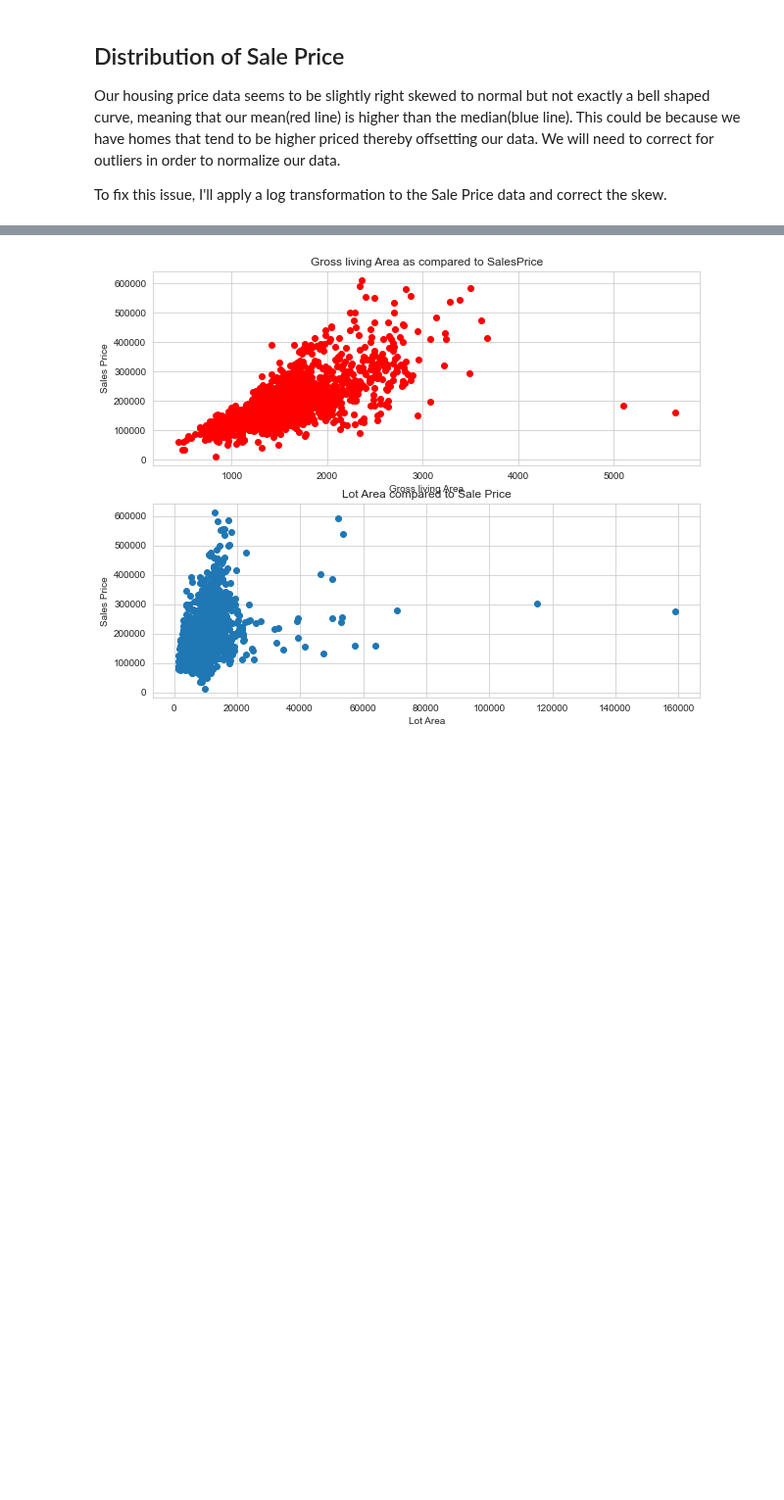
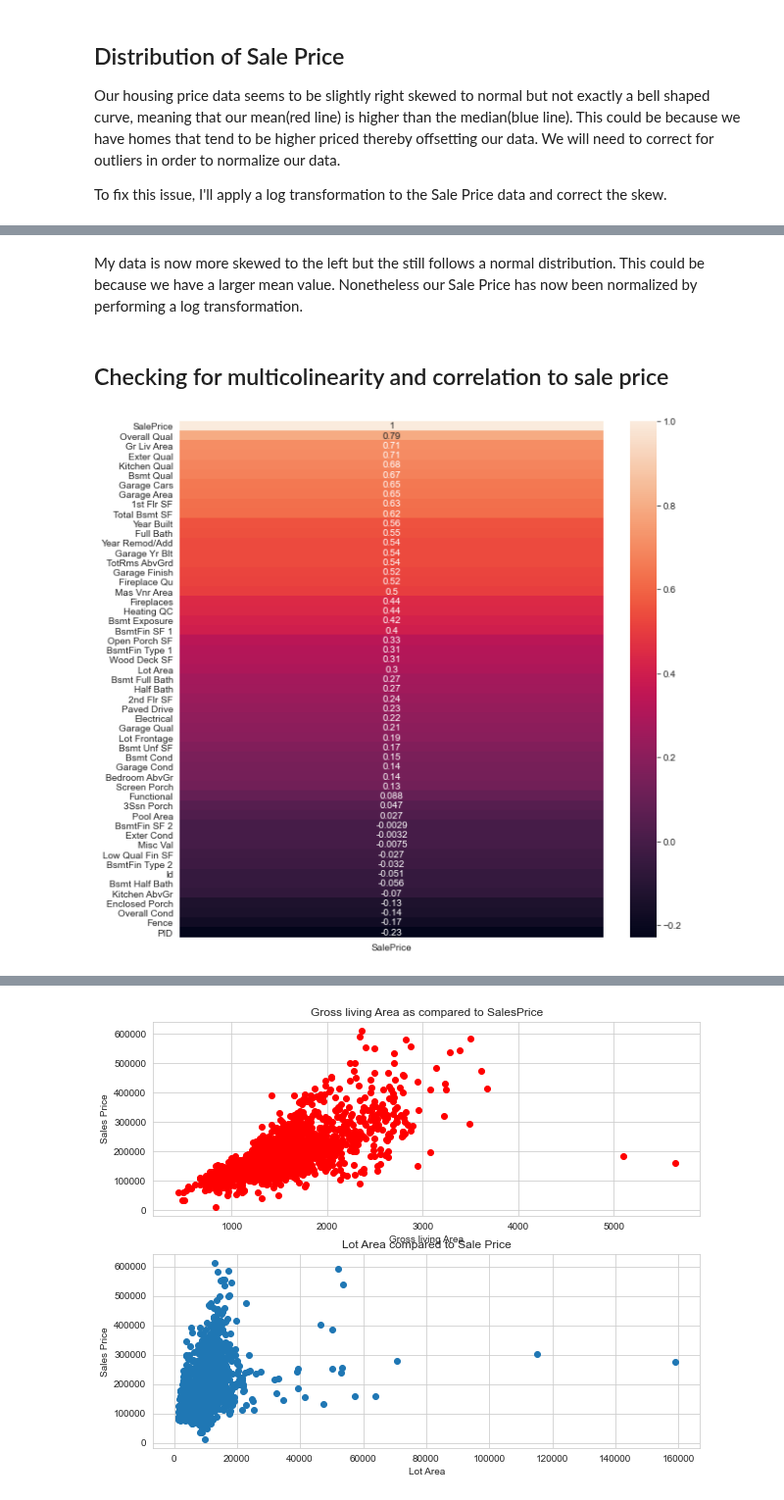
Before and after one commit to ianibogwu/Projects, a Jupyter notebook: GA-projects/02-Ames-housing/Cleaning_EDA.ipynb, the cells around one changed output, grey strips where cells are left out. Shown at 98% size. Drawn from its saved outputs; the diff is of its cells as text; code cells hidden in the pictures; blank space fills up the shorter version.

```diff
--- a/GA-projects/02-Ames-housing/Cleaning_EDA.ipynb
+++ b/GA-projects/02-Ames-housing/Cleaning_EDA.ipynb
@@ -159,0 +158,10 @@ My data is now left skewed. Although this is not the result I was hoping for, th
+# %% [markdown]
+My data is now more skewed to the left but the still follows a normal distribution. This could be because we have a larger mean value. Nonetheless our Sale Price has now been normalized by performing a log transformation.
+# %% [markdown]
+## Checking for multicolinearity and correlation to sale price
+# %%
+corr = train_data.corr()['SalePrice'].sort_values(ascending = False).to_frame()
+plt.figure(figsize=(10,10))
+sns.heatmap(corr, annot = True,linecolor='black');
+# %% [output]
+[figure, added]
```
Also changed, not shown: parts of 6 cells of this notebook.
